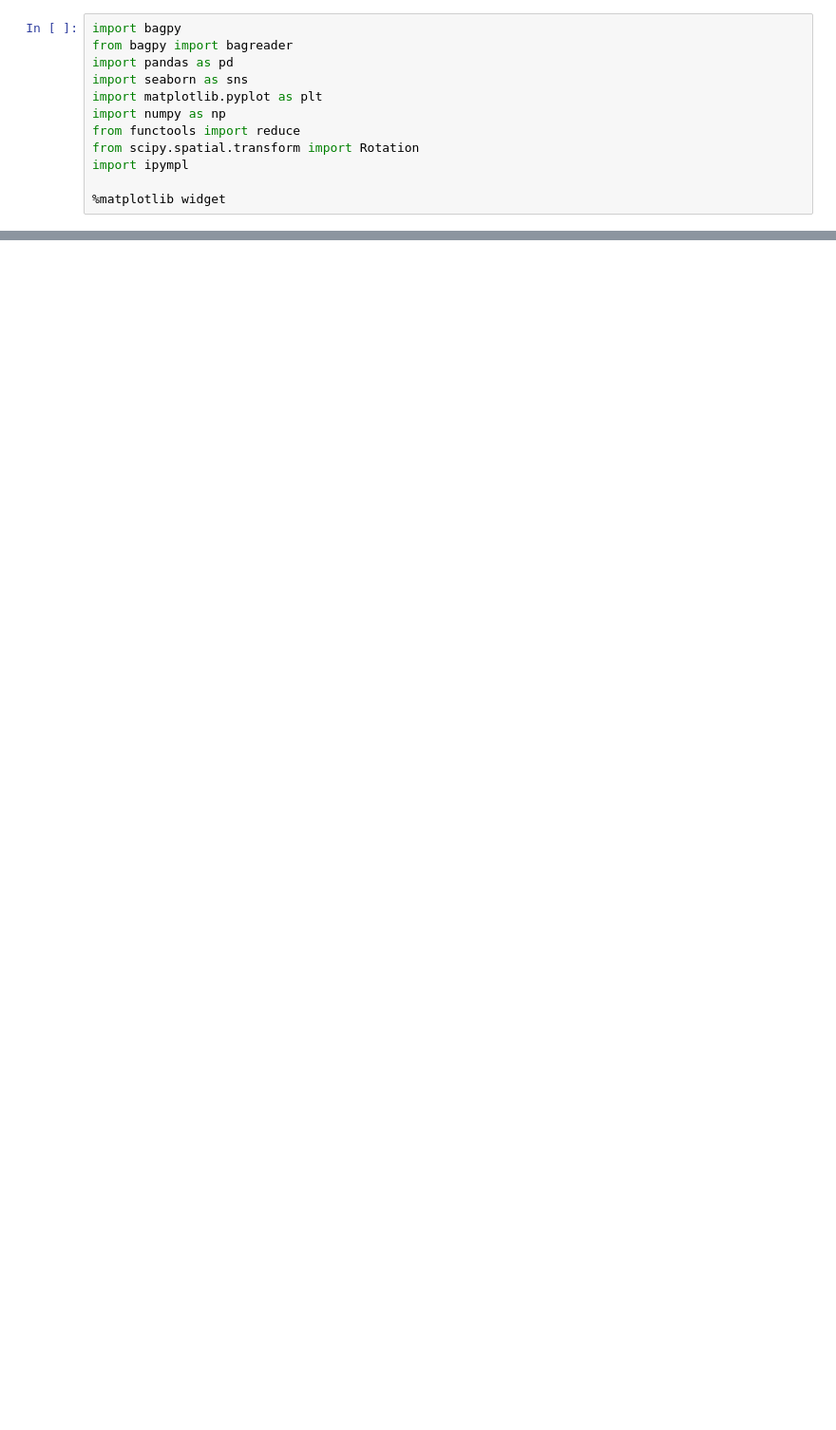
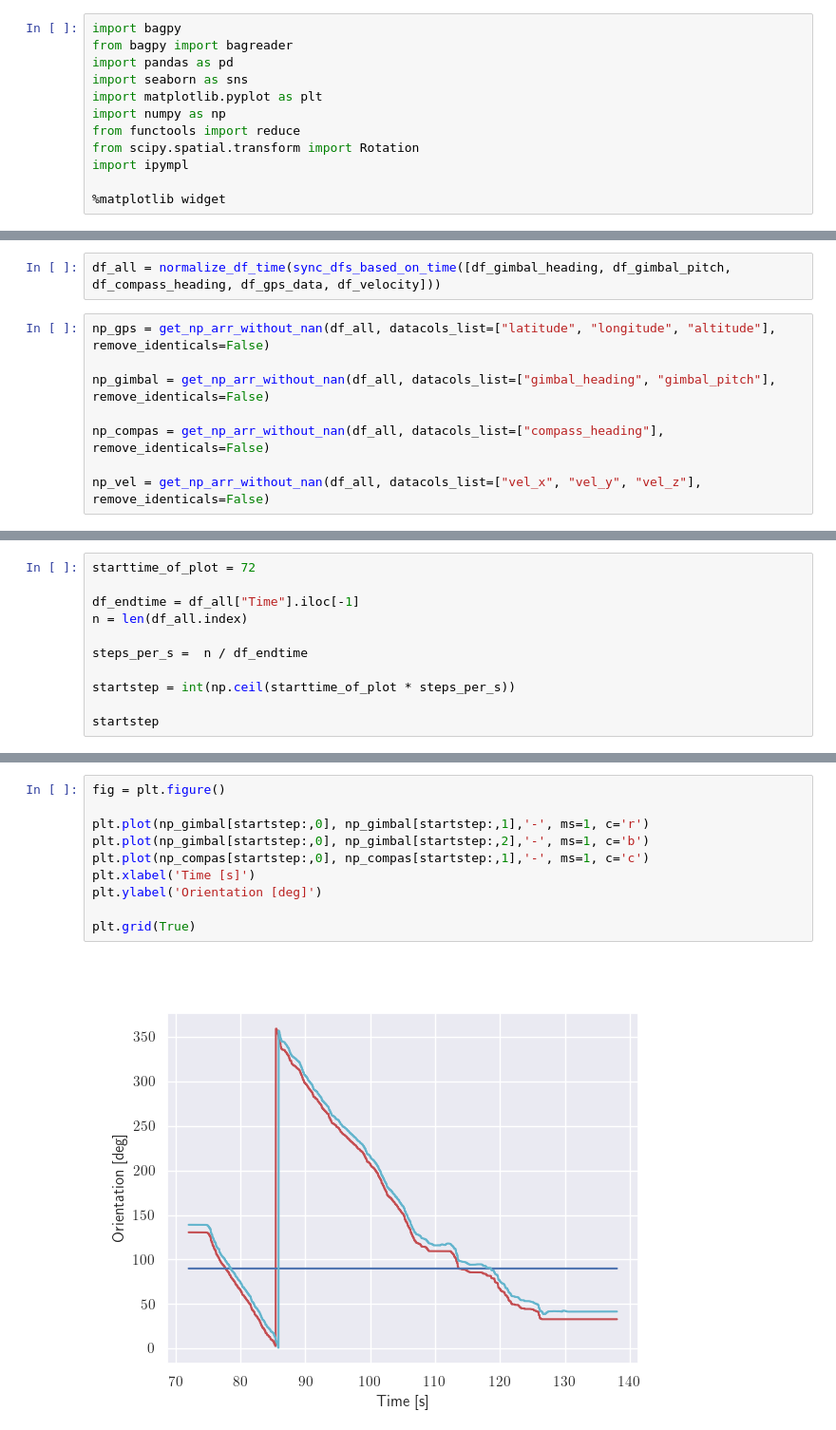
Before and after one commit to simenallum/msc_thesis, a Jupyter notebook: offline_utils/bagfile_creation/analyse_test_data_bags.ipynb, the cells around one changed output, grey strips where cells are left out. Shown: that part at 95% size. Drawn from its saved outputs; the diff is of its cells as text; blank space fills up the shorter version.

```diff
--- a/offline_utils/bagfile_creation/analyse_test_data_bags.ipynb
+++ b/offline_utils/bagfile_creation/analyse_test_data_bags.ipynb
@@ -132,0 +140,10 @@ df_gimbal_heading
+# %%
+df_all = normalize_df_time(sync_dfs_based_on_time([df_gimbal_heading, df_gimbal_pitch, df_compass_heading, df_gps_data, df_velocity]))
+# %%
+np_gps = get_np_arr_without_nan(df_all, datacols_list=["latitude", "longitude", "altitude"], remove_identicals=False)
+
+np_gimbal = get_np_arr_without_nan(df_all, datacols_list=["gimbal_heading", "gimbal_pitch"], remove_identicals=False)
+
+np_compas = get_np_arr_without_nan(df_all, datacols_list=["compass_heading"], remove_identicals=False)
+
+np_vel = get_np_arr_without_nan(df_all, datacols_list=["vel_x", "vel_y", "vel_z"], remove_identicals=False)
@@ -132,0 +160,11 @@ df_gimbal_heading
+# %%
+starttime_of_plot = 72
+
+df_endtime = df_all["Time"].iloc[-1]
+n = len(df_all.index)
+
+steps_per_s =  n / df_endtime
+
+startstep = int(np.ceil(starttime_of_plot * steps_per_s))
+
+startstep
@@ -132,0 +173,12 @@ df_gimbal_heading
+# %%
+fig = plt.figure()
+
+plt.plot(np_gimbal[startstep:,0], np_gimbal[startstep:,1],'-', ms=1, c='r')
+plt.plot(np_gimbal[startstep:,0], np_gimbal[startstep:,2],'-', ms=1, c='b')
+plt.plot(np_compas[startstep:,0], np_compas[startstep:,1],'-', ms=1, c='c')
+plt.xlabel('Time [s]')
+plt.ylabel('Orientation [deg]')
+
+plt.grid(True)
+# %% [output]
+[figure, added]
```
Also changed, not shown: parts of 9 cells of this notebook, 5 other files.
